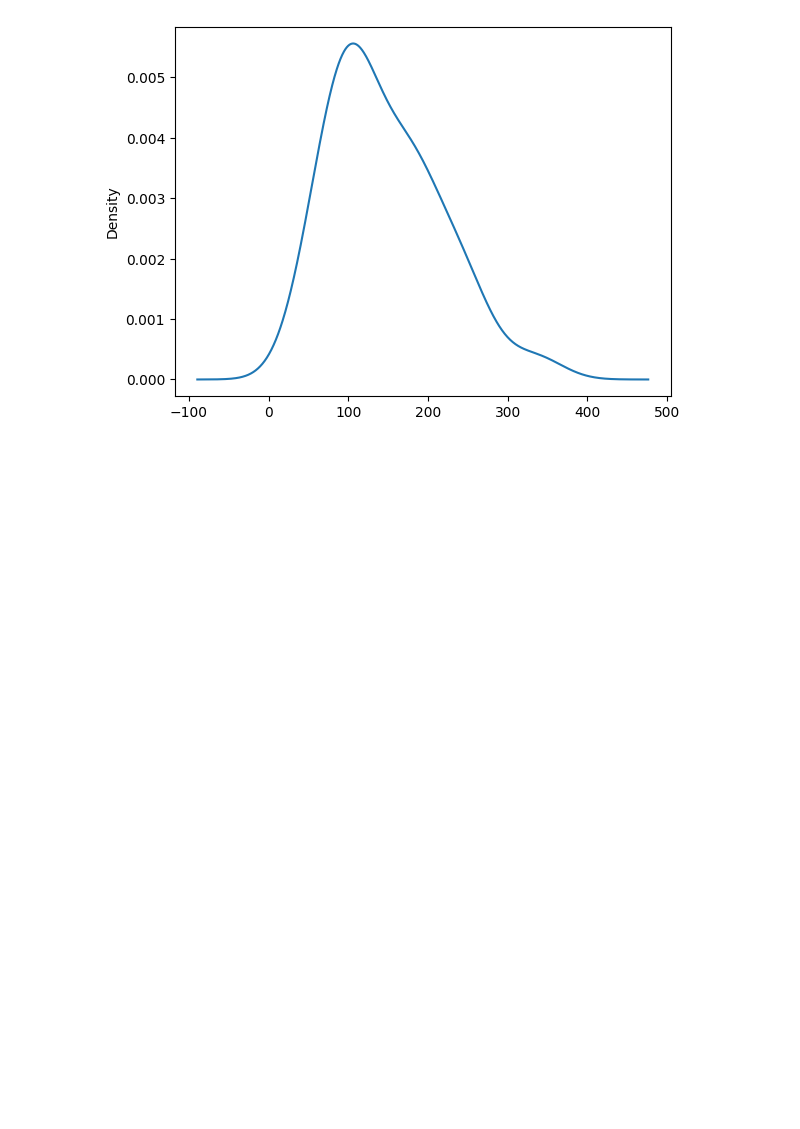
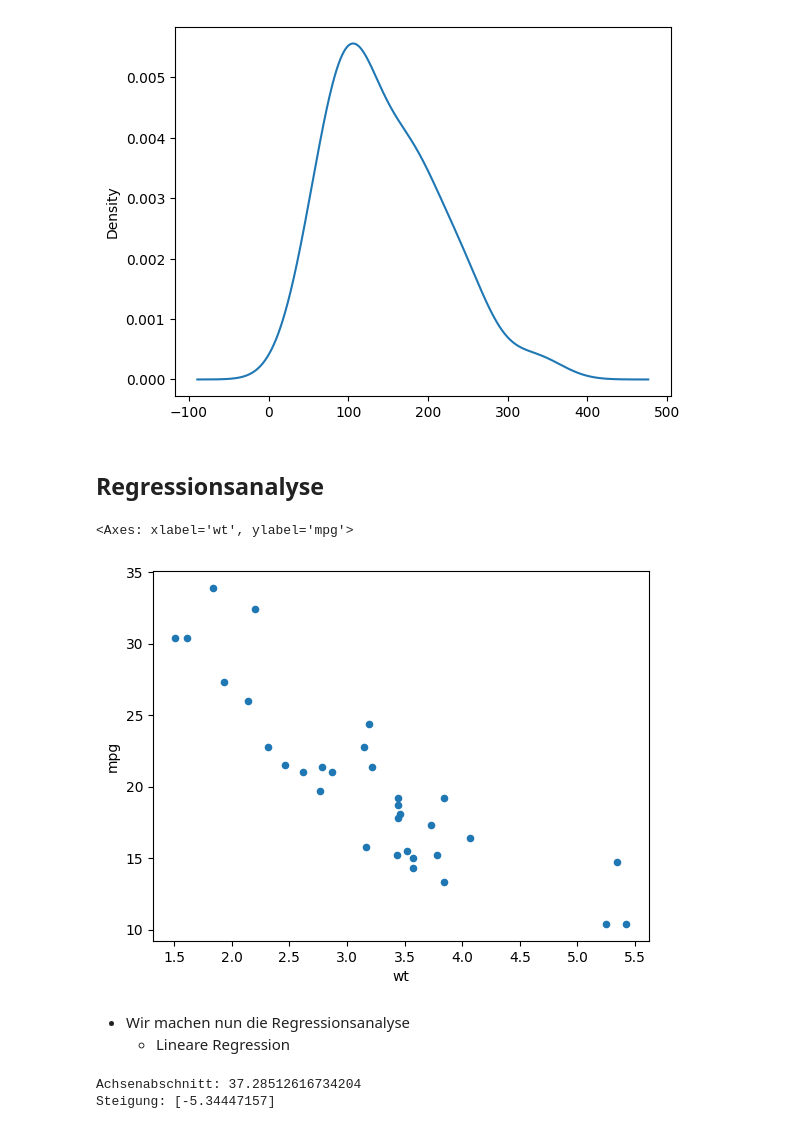
Before and after one commit to Javacream/org.javacream.training.python, a Jupyter notebook: programme/Woche9/motorcars/motorcars.ipynb, the cells around one changed output. Saved outputs shown, nothing was run; the diff lists cells and outputs as text; code cells hidden in the pictures; blank space fills up the shorter version.

Commit message:
Lineare Regression

```diff
--- a/programme/Woche9/motorcars/motorcars.ipynb
+++ b/programme/Woche9/motorcars/motorcars.ipynb
@@ -213,3 +213,13 @@ df['hp'].plot(kind='density')
 # %% [output]
 <Axes: ylabel='Density'>
 [figure]
+# %% [markdown]
+## Regressionsanalyse
+# %%
+df.plot(kind='scatter', x='wt', y='mpg')
+# %% [output]
+<Axes: xlabel='wt', ylabel='mpg'>
+[figure, added]
+# %% [markdown]
+* Wir machen nun die Regressionsanalyse
+  * Lineare Regression
@@ -215,0 +228,8 @@ df['hp'].plot(kind='density')
+# %%
+regression_model = linear_model.LinearRegression()
+regression_model.fit(X=pd.DataFrame(df['wt']), y = df['mpg'])
+print(f'Achsenabschnitt: {regression_model.intercept_}')
+print(f'Steigung: {regression_model.coef_}')
+# %% [output]
+Achsenabschnitt: 37.28512616734204
+Steigung: [-5.34447157]
```
Also changed, not shown: parts of 7 cells of this notebook.
